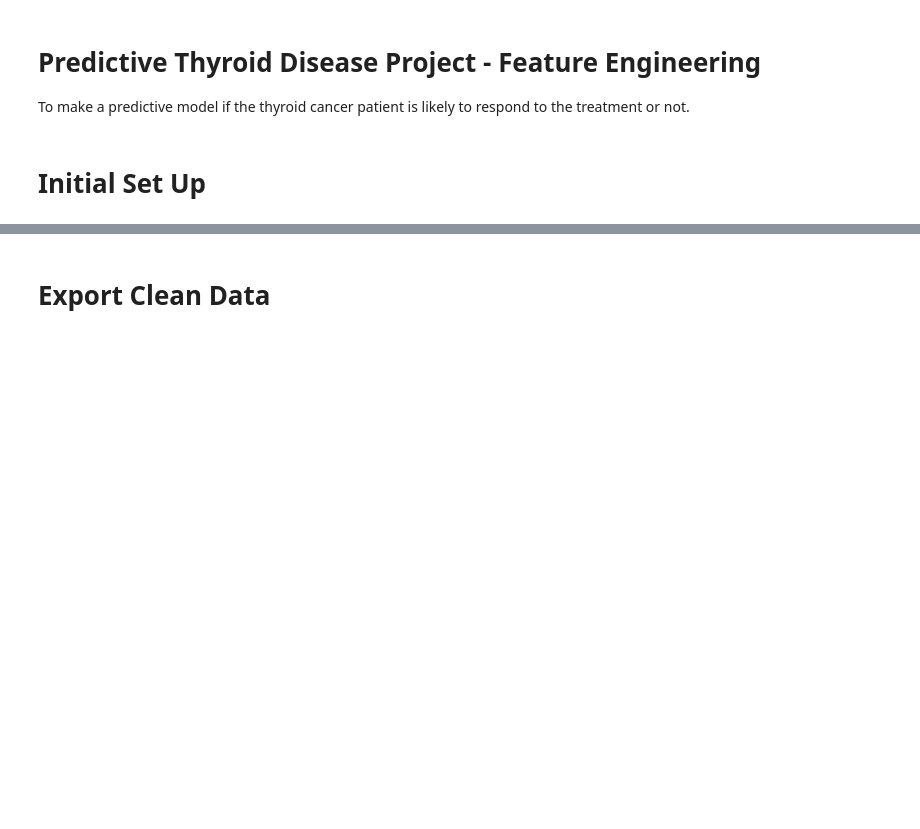
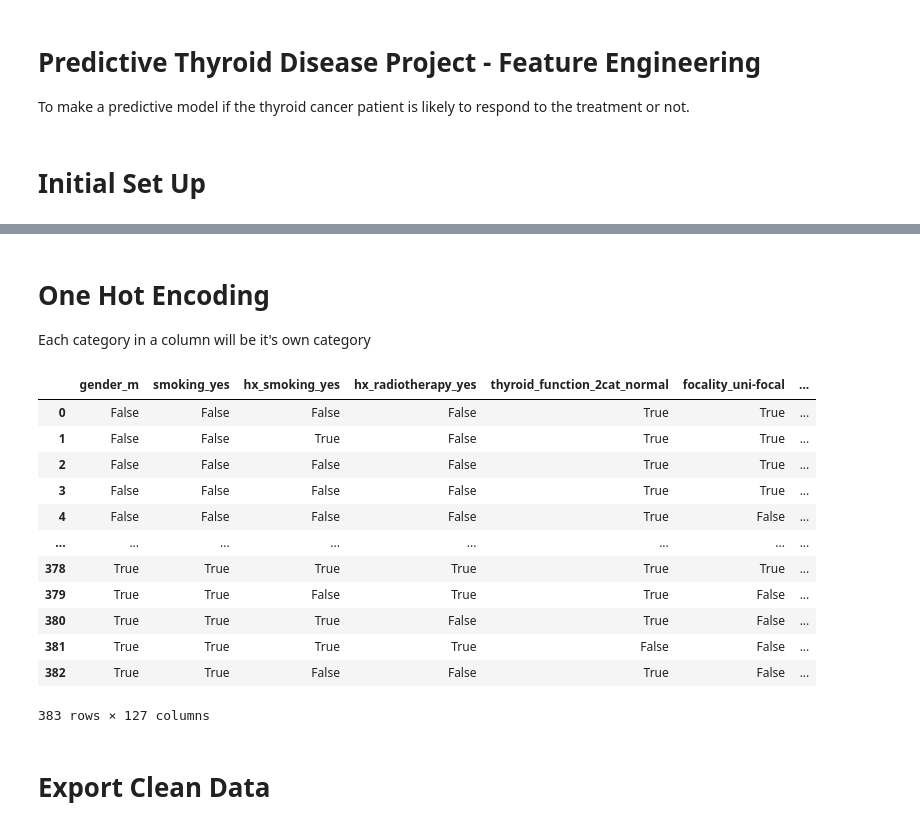
Before and after one commit to madmaxtoastflytiger/CaptStone2-Thyroid-Disease, a Jupyter notebook: 4_ThyroidDisease_FeatureEngineering.ipynb, the cells around one changed output, grey strips where cells are left out. Saved outputs shown, nothing was run; the diff lists cells and outputs as text; code cells hidden in the pictures; blank space fills up the shorter version.

```diff
--- a/4_ThyroidDisease_FeatureEngineering.ipynb
+++ b/4_ThyroidDisease_FeatureEngineering.ipynb
@@ -60,0 +94,7 @@ Did it in Data Wrangling but double check if any EDA process messed it up.
+# %%
+# make a list of non binary columns
+all_columns = set(df.columns)
+binary_columns_set = set(binary_column_names)
+non_binary_column_names = list(all_columns - binary_columns_set)
+
+non_binary_column_names
@@ -144,3 +162,25 @@ memory usage: 61.5+ KB
+# %% [markdown]
+# One Hot Encoding
+
+Each category in a column will be it's own category
+# %%
+# pd.get_dummies set drop_first=True for one hot encoding
+df = pd.get_dummies(df, columns=non_binary_column_names, drop_first=True)
+df
+# %% [output]
+|  | gender_m | smoking_yes | hx_smoking_yes | hx_radiotherapy_yes | thyroid_function_2cat_normal | focality_uni-focal | ... |
+| 0 | False | False | False | False | True | True | ... |
+| 1 | False | False | True | False | True | True | ... |
+| 2 | False | False | False | False | True | True | ... |
+| 3 | False | False | False | False | True | True | ... |
+| 4 | False | False | False | False | True | False | ... |
+| ... | ... | ... | ... | ... | ... | ... | ... |
+| 378 | True | True | True | True | True | True | ... |
+| 379 | True | True | False | True | True | False | ... |
+| 380 | True | True | True | False | True | False | ... |
+| 381 | True | True | True | True | False | False | ... |
+| 382 | True | True | False | False | True | False | ... |
+383 rows × 127 columns
 # %% [markdown]
 # Export Clean Data
 # %%
```
Also changed, not shown: parts of 15 cells of this notebook, 3 other files.
